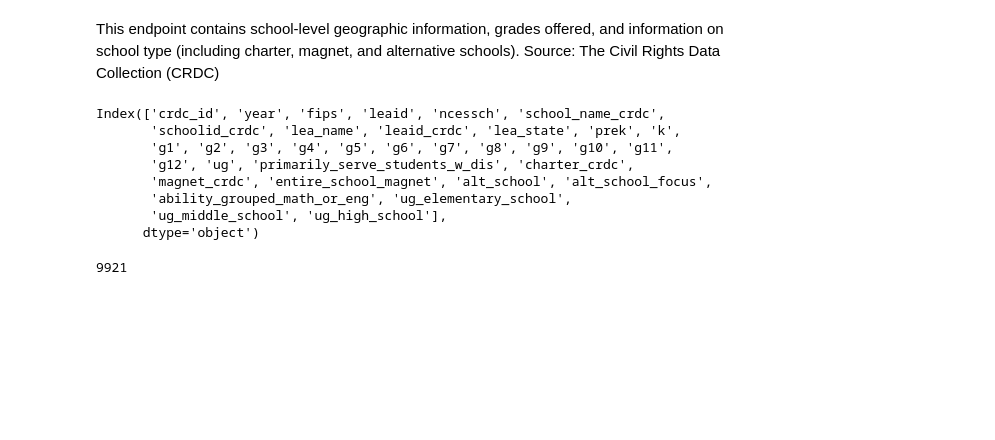
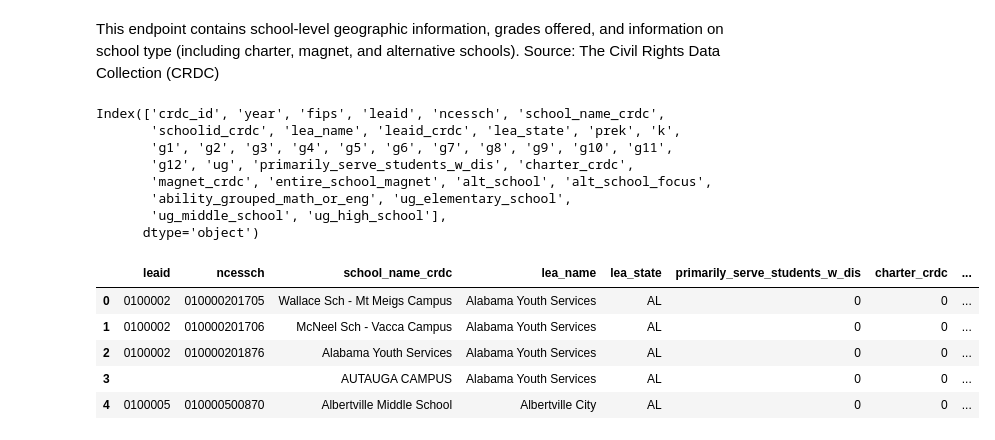
Before and after one commit to MaryamNzr/Springboard-Capstone-1, a Jupyter notebook: Education-Data-Portal.ipynb, the cells around one changed output. Saved outputs shown, nothing was run; the diff lists cells and outputs as text; code cells hidden in the pictures; blank space fills up the shorter version.

```diff
--- a/Education-Data-Portal.ipynb
+++ b/Education-Data-Portal.ipynb
@@ -53,7 +82,17 @@ Index(['crdc_id', 'year', 'fips', 'leaid', 'ncessch', 'school_name_crdc',
        'ability_grouped_math_or_eng', 'ug_elementary_school',
        'ug_middle_school', 'ug_high_school'],
       dtype='object')
-# %%
-len(crdc_directory.drop_duplicates(keep='first'))
-# %% [output]
-9921
+# %%
+#Dropping unneccary columns-df.drop(['C', 'D'], axis=1)
+crdc_directory = crdc_directory.drop(['crdc_id','year','fips','schoolid_crdc','leaid_crdc', 'prek', 'k',
+       'g1', 'g2', 'g3', 'g4', 'g5', 'g6', 'g7', 'g8', 'g9', 'g10', 'g11',
+       'g12', 'ug','entire_school_magnet'], axis=1)
+# %%
+crdc_directory.head()
+# %% [output]
+|  | leaid | ncessch | school_name_crdc | lea_name | lea_state | primarily_serve_students_w_dis | charter_crdc | ... |
+| 0 | 0100002 | 010000201705 | Wallace Sch - Mt Meigs Campus | Alabama Youth Services | AL | 0 | 0 | ... |
+| 1 | 0100002 | 010000201706 | McNeel Sch - Vacca Campus | Alabama Youth Services | AL | 0 | 0 | ... |
+| 2 | 0100002 | 010000201876 | Alabama Youth Services | Alabama Youth Services | AL | 0 | 0 | ... |
+| 3 |  |  | AUTAUGA CAMPUS | Alabama Youth Services | AL | 0 | 0 | ... |
+| 4 | 0100005 | 010000500870 | Albertville Middle School | Albertville City | AL | 0 | 0 | ... |
```
Also changed, not shown: parts of 99 cells of this notebook.
